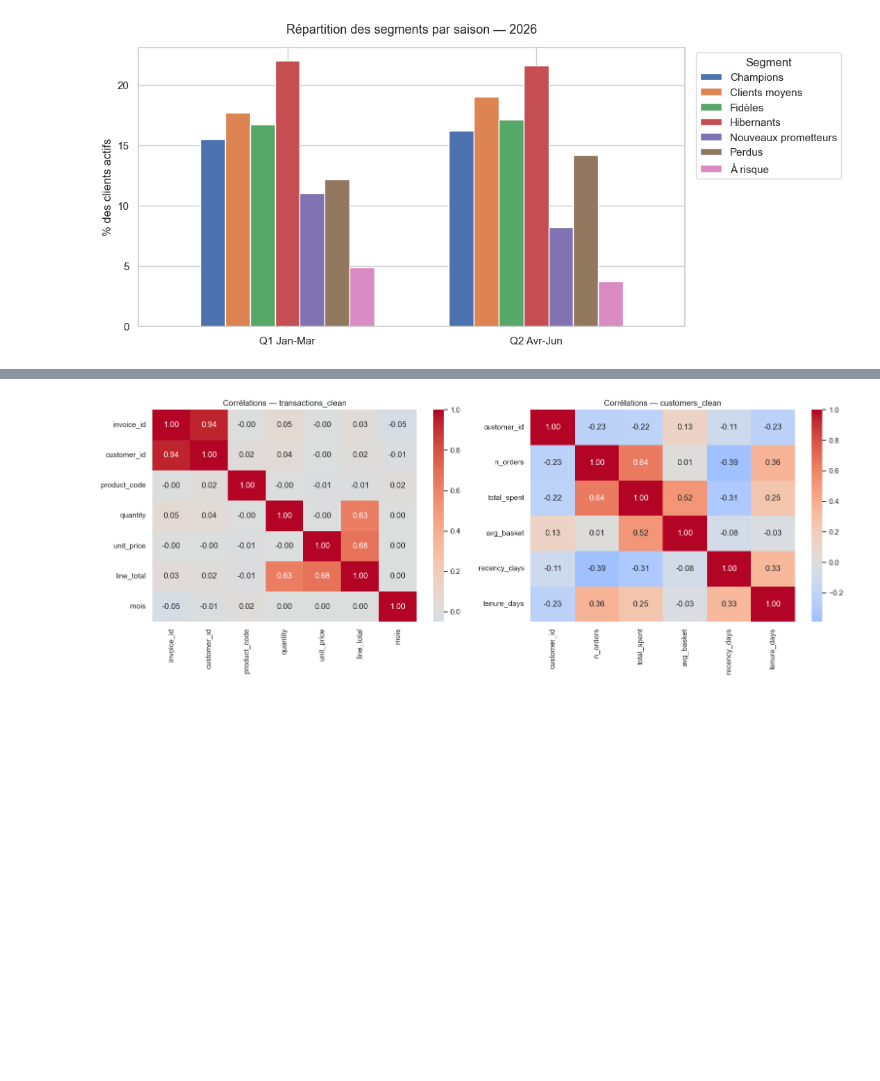
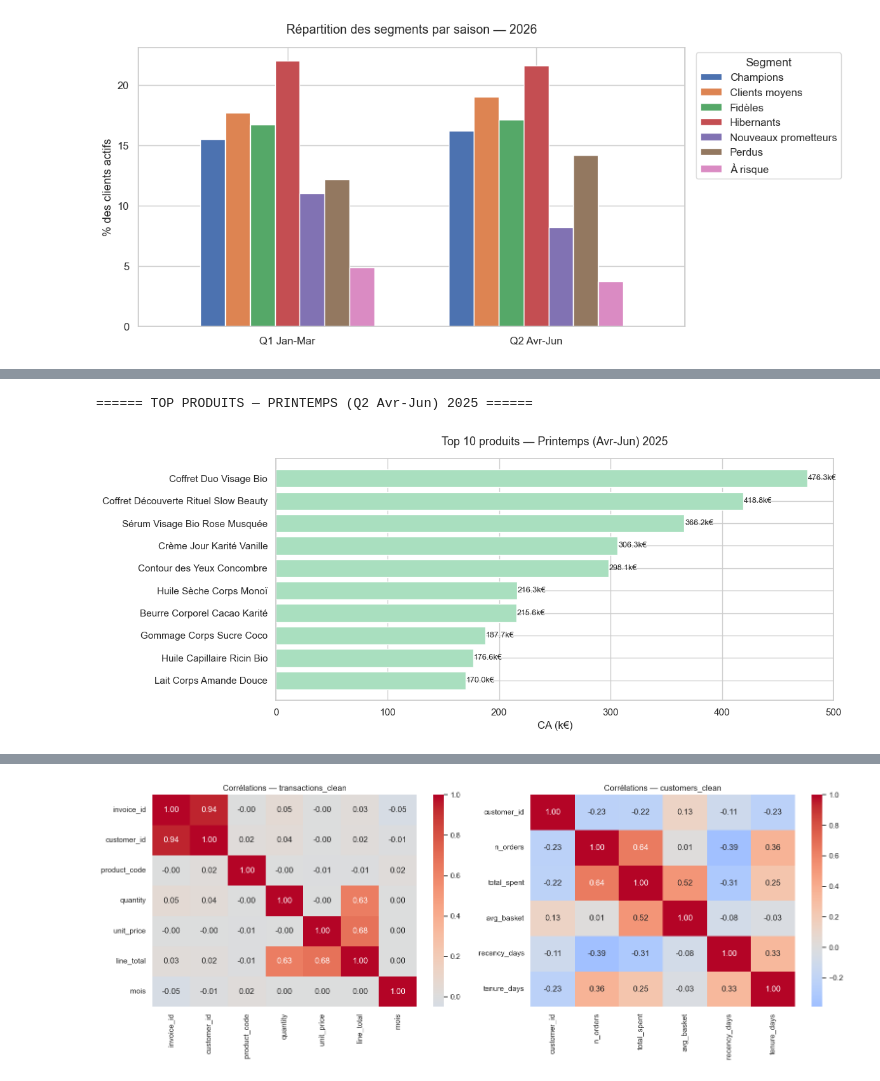
Before and after one commit to Msegura4/lumina_and_co_data_marketing, a Jupyter notebook: notebook_TP2_segmentation_RFM_et_lumina_and_co.ipynb, the cells around one changed output, grey strips where cells are left out. Drawn from its saved outputs; the diff is of its cells as text; code cells hidden in the pictures; blank space fills up the shorter version.

```diff
--- a/notebook_TP2_segmentation_RFM_et_lumina_and_co.ipynb
+++ b/notebook_TP2_segmentation_RFM_et_lumina_and_co.ipynb
@@ -346,0 +479,35 @@ Perdus                      12.2        14.2
+# %%
+print("\n====== TOP PRODUITS — PRINTEMPS (Q2 Avr-Jun) 2025 ======")
+
+tx_printemps_2025 = transactions_clean[
+    (transactions_clean["invoice_date"].dt.year == 2025) &
+    (transactions_clean["invoice_date"].dt.month.isin([4, 5, 6]))
+]
+
+top_printemps_2025 = (
+    tx_printemps_2025.groupby("product_name")["line_total"]
+    .sum()
+    .sort_values(ascending=False)
+    .head(10)
+    .reset_index()
+    .rename(columns={"line_total": "ca"})
+)
+top_printemps_2025["pct"] = (top_printemps_2025["ca"] / tx_printemps_2025["line_total"].sum() * 100).round(1)
+
+fig, ax = plt.subplots(figsize=(12, 5))
+bars = ax.barh(top_printemps_2025["product_name"][::-1], top_printemps_2025["ca"][::-1] / 1e3,
+               color="#A9DFBF", edgecolor="white")
+
+for bar in bars:
+    ax.text(bar.get_width() + 0.5, bar.get_y() + bar.get_height() / 2,
+            f"{bar.get_width():.1f}k€", va="center", fontsize=9)
+
+ax.set_title("Top 10 produits — Printemps (Avr-Jun) 2025", fontsize=13, pad=15)
+ax.set_xlabel("CA (k€)")
+ax.set_ylabel("")
+
+plt.tight_layout()
+plt.show()
+# %% [output]
+====== TOP PRODUITS — PRINTEMPS (Q2 Avr-Jun) 2025 ======
+[figure, added]
```
Also changed, not shown: parts of 8 cells of this notebook.
